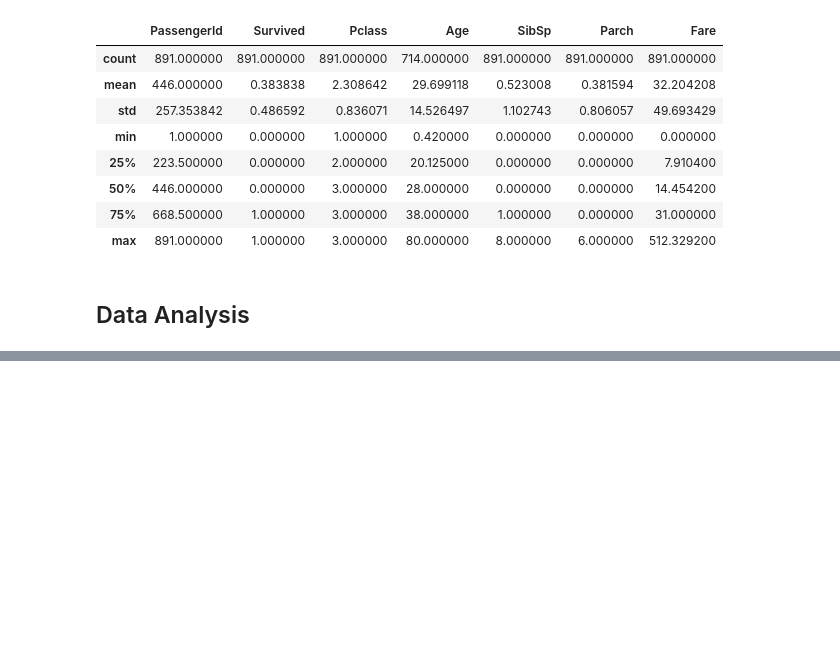
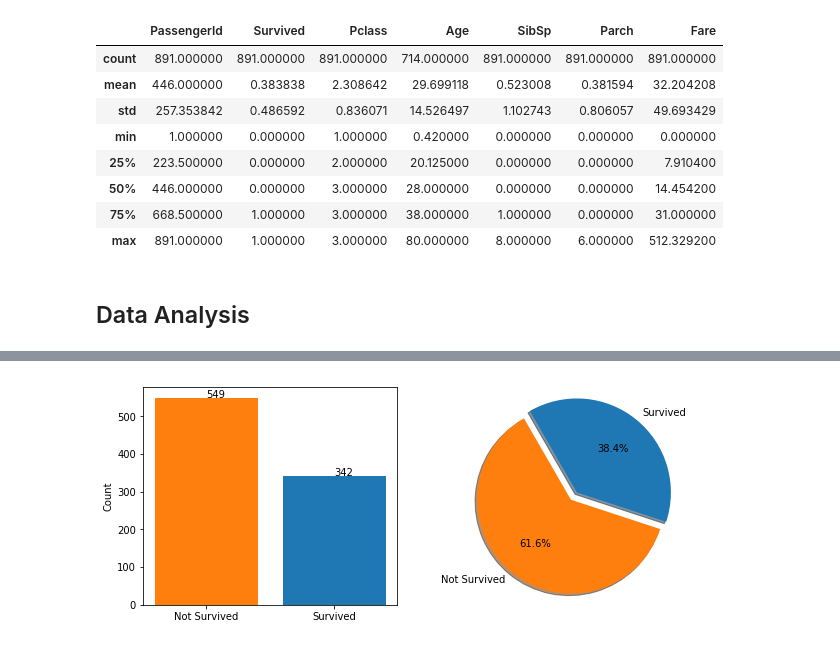
Before and after one commit to viniciusov/titanic-survivors, a Jupyter notebook: titanic_clean.ipynb, the cells around one changed output, grey strips where cells are left out. Drawn from its saved outputs; the diff is of its cells as text; code cells hidden in the pictures; blank space fills up the shorter version.

```diff
--- a/titanic_clean.ipynb
+++ b/titanic_clean.ipynb
@@ -89,0 +127,31 @@ plt.show()
+# %%
+labels = ['Not Survived','Survived']
+explode = (0, 0.1)
+survivors_data = [main_df[main_df['Survived']==0].count()[0],main_df[main_df['Survived']==1].count()[0]]
+
+fig = plt.figure(figsize=[10,4])
+
+ax1 = fig.add_subplot(1,2,1)
+barplot = plt.bar(labels,
+                  survivors_data,
+                  align='center')
+barplot[0].set_color('C1')
+barplot[1].set_color('C0')
+plt.ylabel('Count')
+
+for i, v in enumerate(survivors_data):
+    ax1.text(i, v, str(v))
+
+ax2 = fig.add_subplot(1,2,2)
+ax2.pie(survivors_data,
+        labels=labels,
+        explode = explode,
+        autopct='%1.1f%%',
+        shadow=True,
+        startangle=120,
+        colors=['C1','C0'])
+ax2.axis('equal')  # Equal aspect ratio ensures that pie is drawn as a circle.
+
+plt.show()
+# %% [output]
+[figure, added]
```
Also changed, not shown: parts of 51 cells of this notebook, 1 other file.
